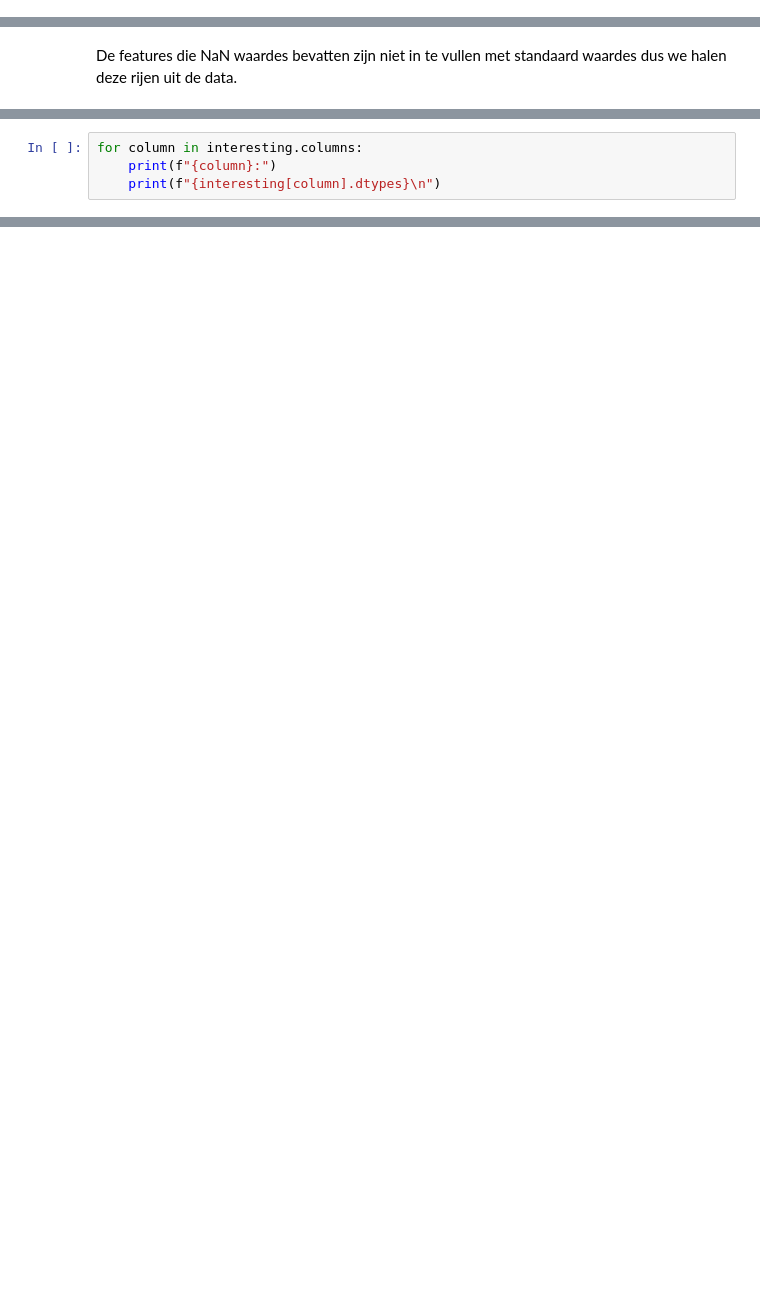
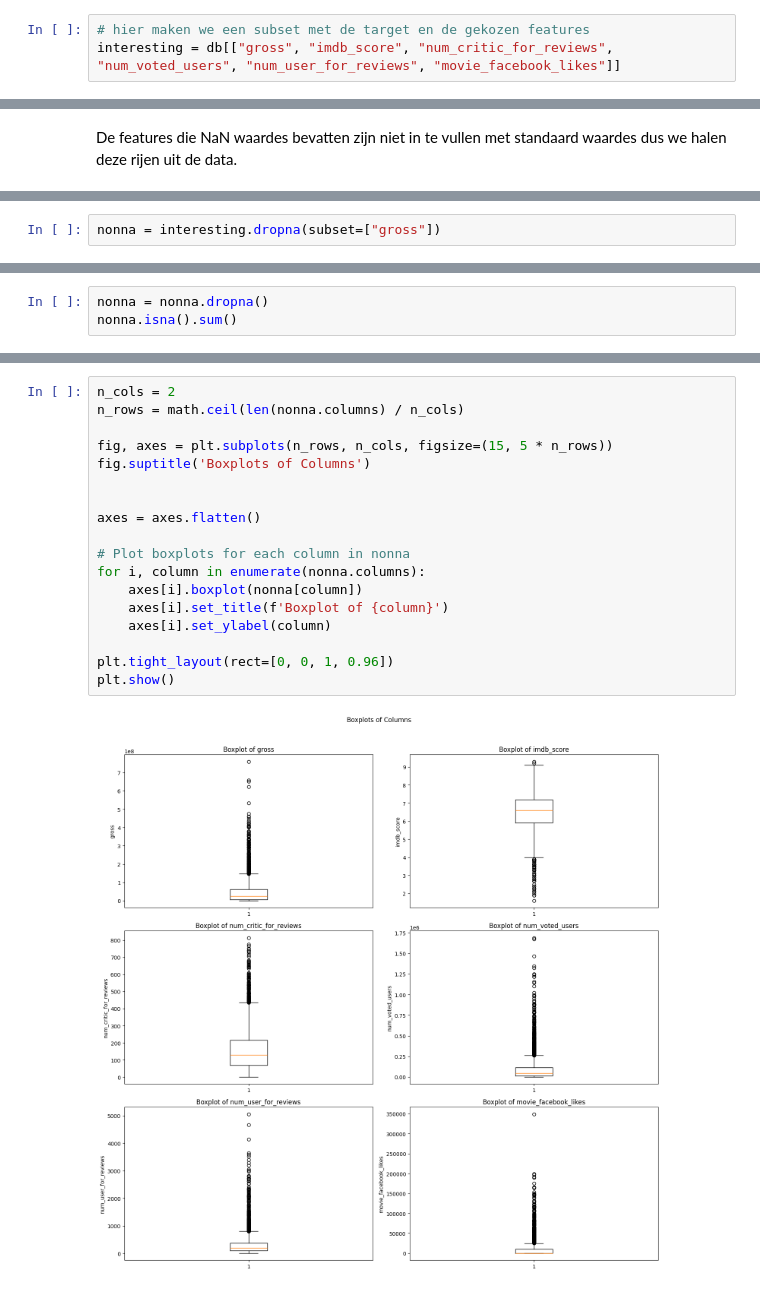
Before and after one commit to koentjj/CMmovies, a Jupyter notebook: movieAnalysis.ipynb, the cells around one changed output, grey strips where cells are left out. Cells and saved outputs as stored; diff of their text form; blank space fills up the shorter version.

Commit message:
made correct layout. Added a few analytics and corrections plus exporting a cleaned dataset

```diff
--- a/movieAnalysis.ipynb
+++ b/movieAnalysis.ipynb
@@ -106,0 +124,3 @@ interesting = db[["gross", "actor_1_name", "budget", "imdb_score", "plot_keyword
+# %%
+# hier maken we een subset met de target en de gekozen features
+interesting = db[["gross", "imdb_score", "num_critic_for_reviews", "num_voted_users", "num_user_for_reviews", "movie_facebook_likes"]]
@@ -132,4 +141,0 @@ sns.histplot(interesting["gross"])
-# %%
-for column in interesting.columns:
-    print(f"{column}:")
-    print(f"{interesting[column].dtypes}\n")
@@ -173,0 +144,2 @@ interesting.dropna().select_dtypes(include=[object]).describe(include='all')
+# %%
+nonna = interesting.dropna(subset=["gross"])
@@ -173,0 +167,3 @@ interesting.dropna().select_dtypes(include=[object]).describe(include='all')
+# %%
+nonna = nonna.dropna()
+nonna.isna().sum()
@@ -173,0 +246,20 @@ interesting.dropna().select_dtypes(include=[object]).describe(include='all')
+# %%
+n_cols = 2
+n_rows = math.ceil(len(nonna.columns) / n_cols)
+
+fig, axes = plt.subplots(n_rows, n_cols, figsize=(15, 5 * n_rows))
+fig.suptitle('Boxplots of Columns')
+
+
+axes = axes.flatten()
+
+# Plot boxplots for each column in nonna
+for i, column in enumerate(nonna.columns):
+    axes[i].boxplot(nonna[column])
+    axes[i].set_title(f'Boxplot of {column}')
+    axes[i].set_ylabel(column)
+
+plt.tight_layout(rect=[0, 0, 1, 0.96])
+plt.show()
+# %% [output]
+[figure, added]
```
Also changed, not shown: parts of 63 cells of this notebook.
